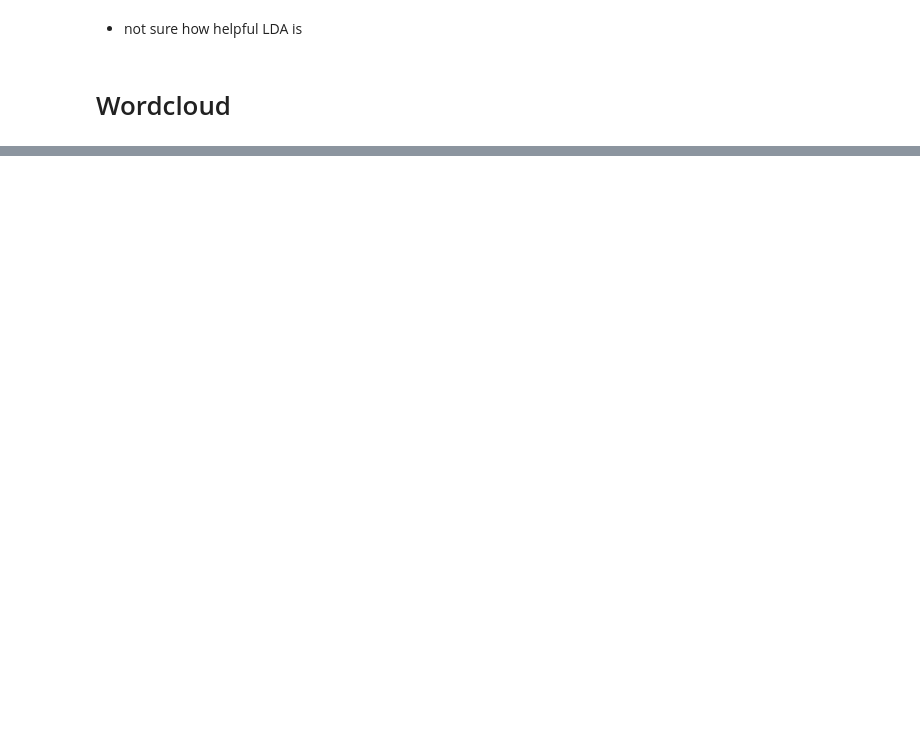
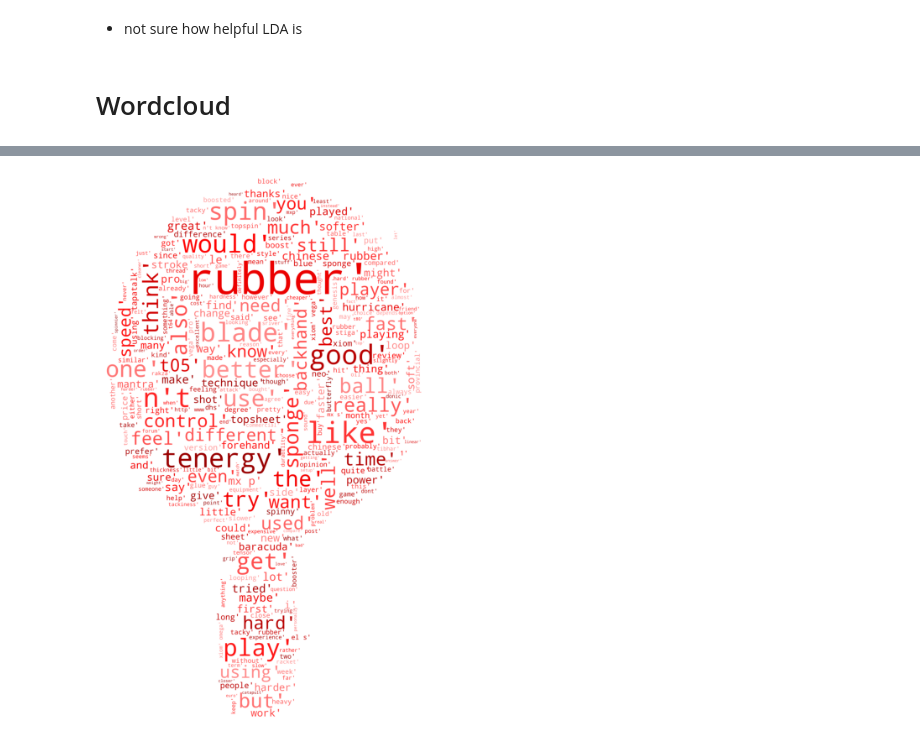
Before and after one commit to vionwinnie/ds4a-t15-tableTennis-product-review, a Jupyter notebook: EDA/simple_sentences_EDA.ipynb, the cells around one changed output, grey strips where cells are left out. Saved outputs shown, nothing was run; the diff lists cells and outputs as text; code cells hidden in the pictures; blank space fills up the shorter version.

```diff
--- a/EDA/simple_sentences_EDA.ipynb
+++ b/EDA/simple_sentences_EDA.ipynb
@@ -281,0 +323,4 @@ show_wordcloud(corpus,500)
+# %%
+custom_words_sen = 'really, like, way, much , still, but, find, need, you, many, lot, always, say, could, well, even, the'
+
+custom_words = custom_words_sen.split(', ')
@@ -281,0 +332,39 @@ show_wordcloud(corpus,500)
+# %%
+mask = np.array(Image.open('./imgs/ping_pong_paddle_2.jpg'))
+
+
+# red color scheme
+
+def similar_color_func(word=None, font_size=None,
+                       position=None, orientation=None,
+                       font_path=None, random_state=None):
+    h = 0 # 0 - 360
+    s = 100 # 0 - 100
+    l = random_state.randint(30, 80) # 0 - 100
+    return "hsl({}, {}%, {}%)".format(h, s, l)
+
+data = corpus_lowercase
+n_max_words = 300
+img_mask = mask
+
+wordcloud = WordCloud(
+            background_color='white',
+            stopwords=custom_stop,
+            max_words=n_max_words,
+            max_font_size=120,
+            scale=5,
+            random_state=1,
+            mask=img_mask,
+            width=mask.shape[1],
+            height=mask.shape[0],
+            color_func=similar_color_func)
+
+wordcloud=wordcloud.generate(str(data))
+
+fig = plt.figure(1, figsize=(12, 12))
+plt.axis('off')
+
+plt.imshow(wordcloud)
+plt.show()
+# %% [output]
+[figure, added]
```
Also changed, not shown: parts of 25 cells of this notebook.
